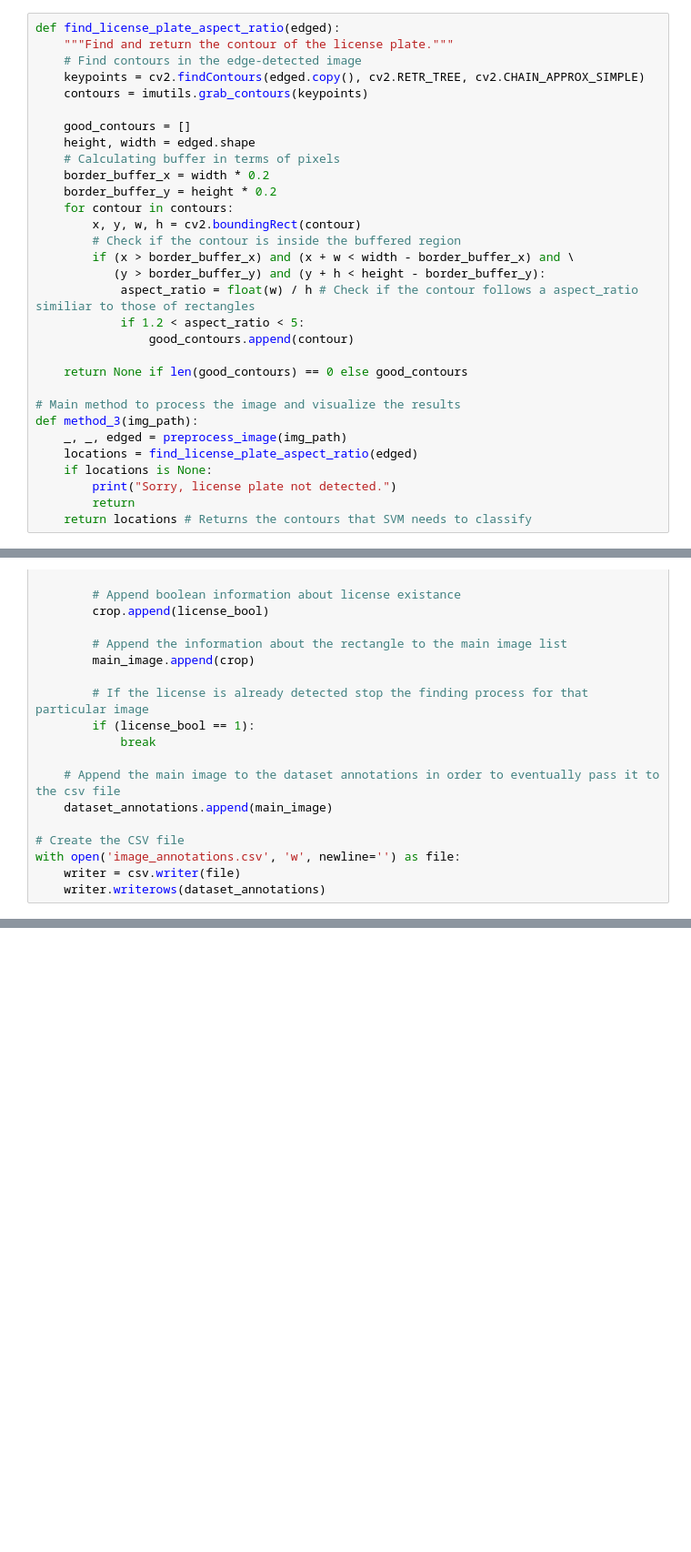
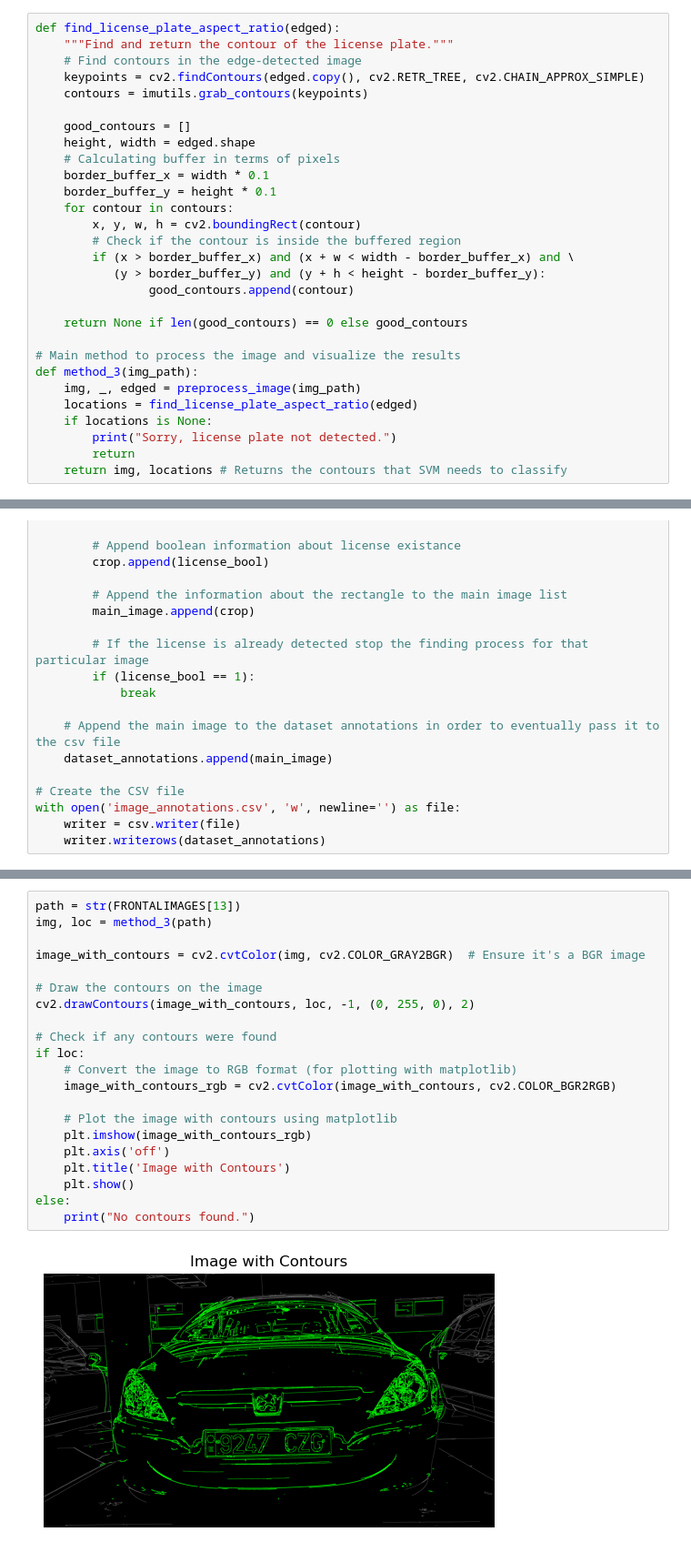
Before and after one commit to adriangar8/vision_learning_project1, a Jupyter notebook: project1/Test.ipynb, the cells around one changed output, grey strips where cells are left out. Shown: that part at 91% size. Cells and saved outputs as stored; diff of their text form; blank space fills up the shorter version.

```diff
--- a/project1/Test.ipynb
+++ b/project1/Test.ipynb
@@ -215,27 +215,25 @@ def find_license_plate_aspect_ratio(edged):
     good_contours = []
     height, width = edged.shape
     # Calculating buffer in terms of pixels
-    border_buffer_x = width * 0.2
-    border_buffer_y = height * 0.2
+    border_buffer_x = width * 0.1
+    border_buffer_y = height * 0.1
     for contour in contours:
         x, y, w, h = cv2.boundingRect(contour)
         # Check if the contour is inside the buffered region
         if (x > border_buffer_x) and (x + w < width - border_buffer_x) and \
            (y > border_buffer_y) and (y + h < height - border_buffer_y):
-            aspect_ratio = float(w) / h # Check if the contour follows a aspect_ratio similiar to those of rectangles
-            if 1.2 < aspect_ratio < 5:
                 good_contours.append(contour)
 
     return None if len(good_contours) == 0 else good_contours
 
 # Main method to process the image and visualize the results
 def method_3(img_path):
-    _, _, edged = preprocess_image(img_path)
+    img, _, edged = preprocess_image(img_path)
     locations = find_license_plate_aspect_ratio(edged)
     if locations is None:
         print("Sorry, license plate not detected.")
         return
-    return locations # Returns the contours that SVM needs to classify
+    return img, locations # Returns the contours that SVM needs to classify
 # %%
 # List of lists which will be translated to the csv file
 dataset_annotations = list()
@@ -318,0 +311,23 @@ plt.imshow(img, cmap='gray')
+# %%
+path = str(FRONTALIMAGES[13])
+img, loc = method_3(path)
+
+image_with_contours = cv2.cvtColor(img, cv2.COLOR_GRAY2BGR)  # Ensure it's a BGR image
+
+# Draw the contours on the image
+cv2.drawContours(image_with_contours, loc, -1, (0, 255, 0), 2)
+
+# Check if any contours were found
+if loc:
+    # Convert the image to RGB format (for plotting with matplotlib)
+    image_with_contours_rgb = cv2.cvtColor(image_with_contours, cv2.COLOR_BGR2RGB)
+
+    # Plot the image with contours using matplotlib
+    plt.imshow(image_with_contours_rgb)
+    plt.axis('off')
+    plt.title('Image with Contours')
+    plt.show()
+else:
+    print("No contours found.")
+# %% [output]
+[figure, added]
```
Also changed, not shown: parts of 4 cells of this notebook, 2 other files.
